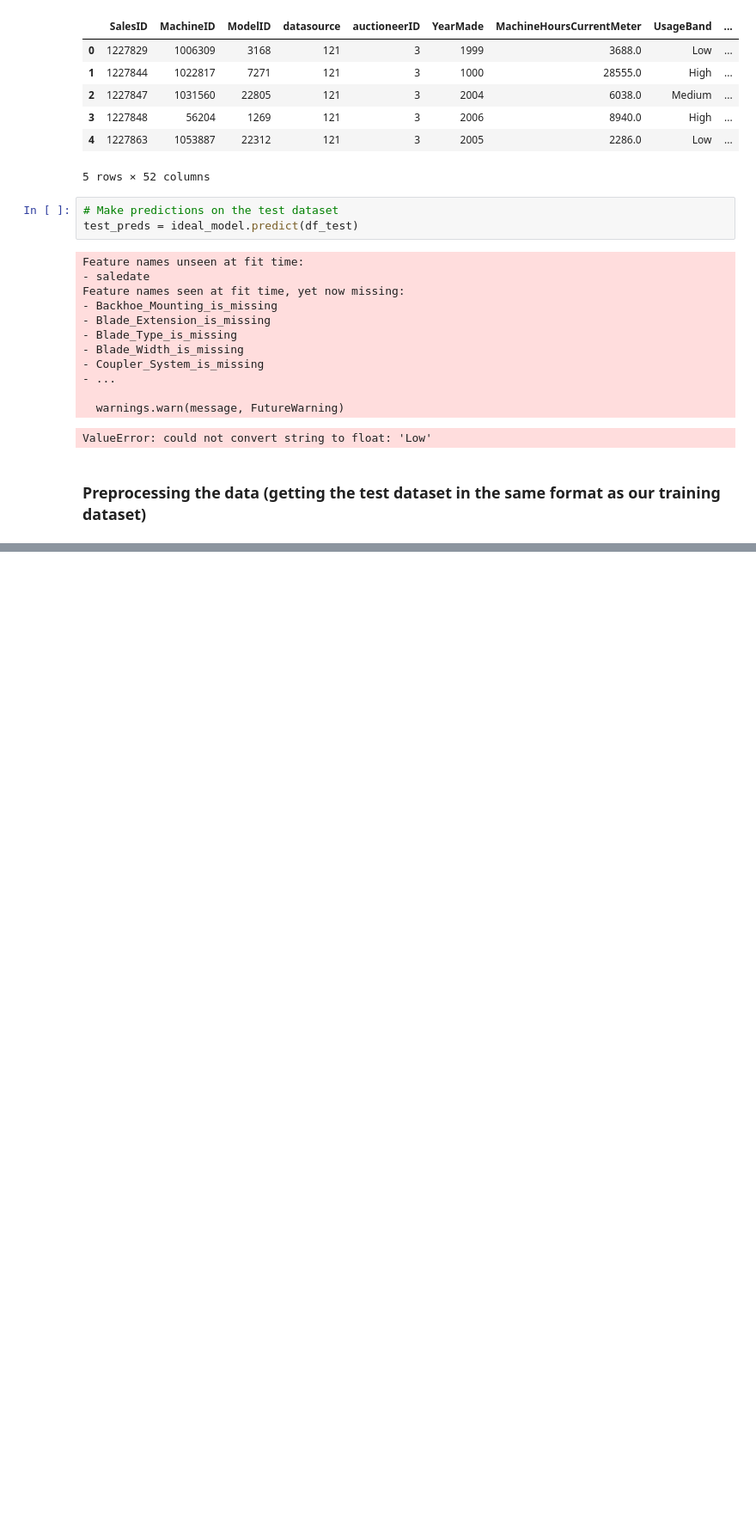
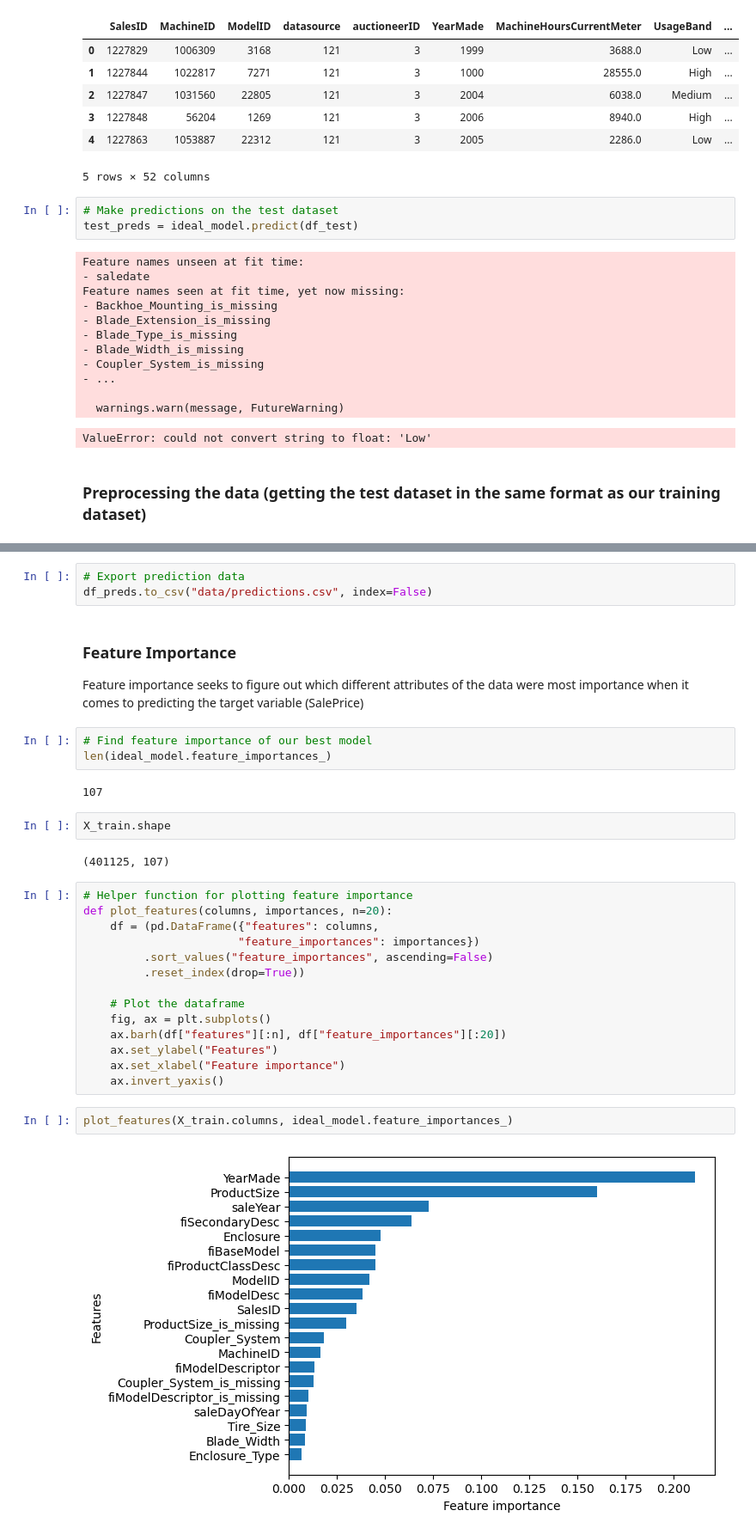
Before and after one commit to redrum88/Machine_Learning_and_Data_Science, a Jupyter notebook: Completed/bulldozers-project/end-to-end-bluebook-bulldozer-price-regression.ipynb, the cells around one changed output, grey strips where cells are left out. Shown: that part at 86% size. Drawn from its saved outputs; the diff is of its cells as text; blank space fills up the shorter version.

```diff
--- a/Completed/bulldozers-project/end-to-end-bluebook-bulldozer-price-regression.ipynb
+++ b/Completed/bulldozers-project/end-to-end-bluebook-bulldozer-price-regression.ipynb
@@ -1118,0 +1152,34 @@ set(X_train.columns) - set(df_test.columns)
+# %%
+# Export prediction data
+df_preds.to_csv("data/predictions.csv", index=False)
+# %% [markdown]
+### Feature Importance
+
+Feature importance seeks to figure out which different attributes of the data were most importance when it comes to predicting the target variable (SalePrice)
+# %%
+# Find feature importance of our best model
+len(ideal_model.feature_importances_)
+# %% [output]
+107
+# %%
+X_train.shape
+# %% [output]
+(401125, 107)
+# %%
+# Helper function for plotting feature importance
+def plot_features(columns, importances, n=20):
+    df = (pd.DataFrame({"features": columns,
+                       "feature_importances": importances})
+         .sort_values("feature_importances", ascending=False)
+         .reset_index(drop=True))
+
+    # Plot the dataframe
+    fig, ax = plt.subplots()
+    ax.barh(df["features"][:n], df["feature_importances"][:20])
+    ax.set_ylabel("Features")
+    ax.set_xlabel("Feature importance")
+    ax.invert_yaxis()
+# %%
+plot_features(X_train.columns, ideal_model.feature_importances_)
+# %% [output]
+[figure, added]
```
Also changed, not shown: parts of 15 cells of this notebook.
